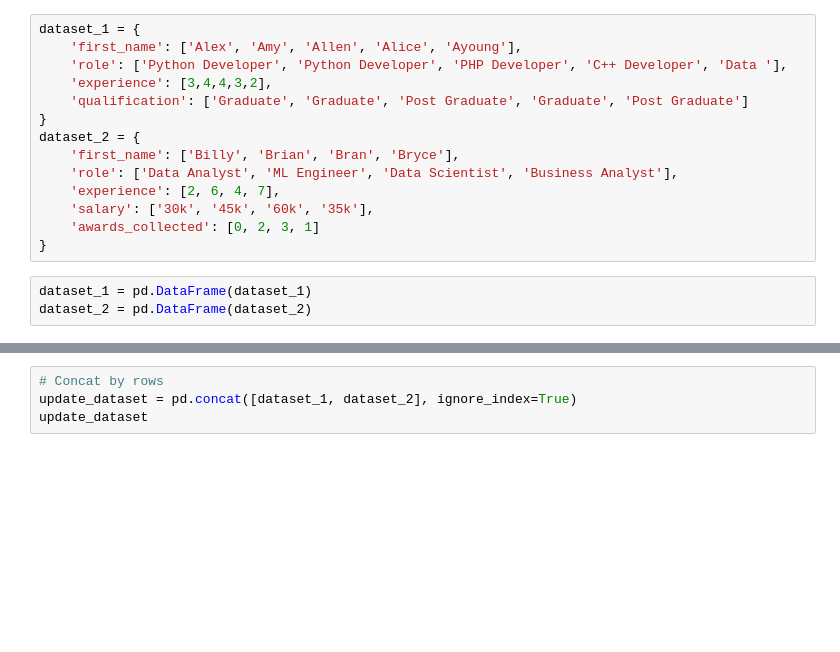
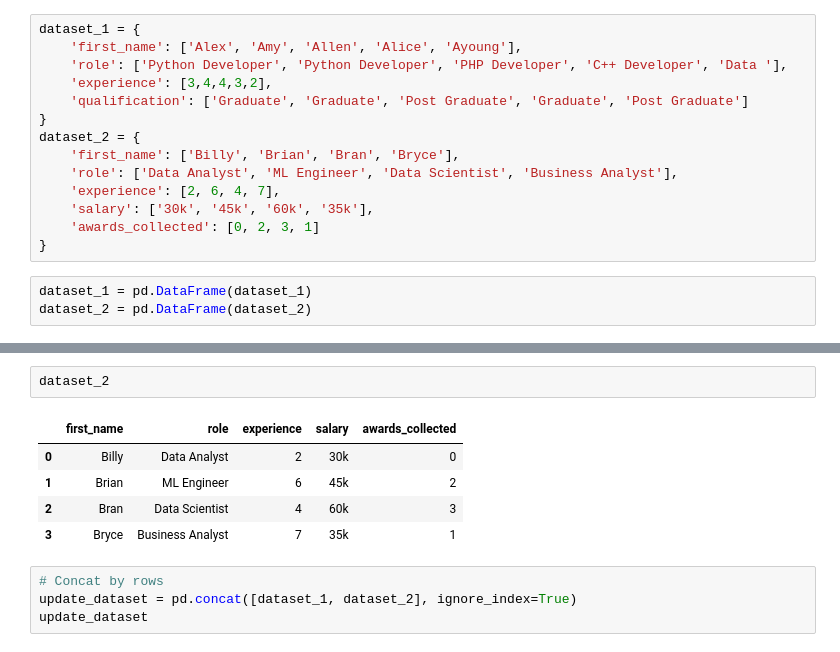
Before and after one commit to mainbosskay/Data_Science-Python_Basics, a Jupyter notebook: python_libraries-pandas.ipynb, the cells around one changed output, grey strips where cells are left out. Saved outputs shown, nothing was run; the diff lists cells and outputs as text; blank space fills up the shorter version.

```diff
--- a/python_libraries-pandas.ipynb
+++ b/python_libraries-pandas.ipynb
@@ -665,3 +674,11 @@ dataset_2 = pd.DataFrame(dataset_2)
+# %%
+dataset_2
+# %% [output]
+|  | first_name | role | experience | salary | awards_collected |
+| 0 | Billy | Data Analyst | 2 | 30k | 0 |
+| 1 | Brian | ML Engineer | 6 | 45k | 2 |
+| 2 | Bran | Data Scientist | 4 | 60k | 3 |
+| 3 | Bryce | Business Analyst | 7 | 35k | 1 |
 # %%
 # Concat by rows
 update_dataset = pd.concat([dataset_1, dataset_2], ignore_index=True)
```
Also changed, not shown: parts of 3 cells of this notebook.
